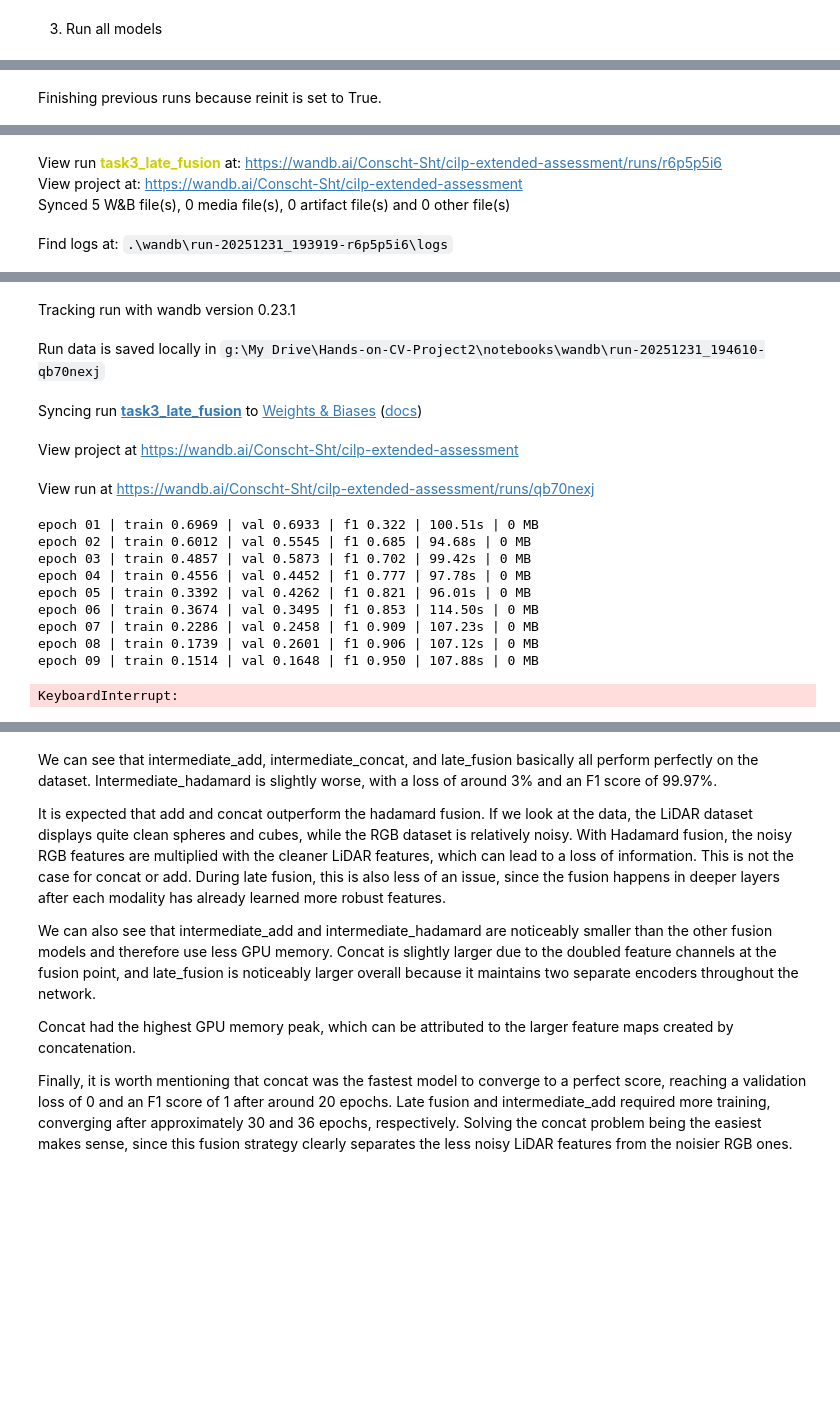
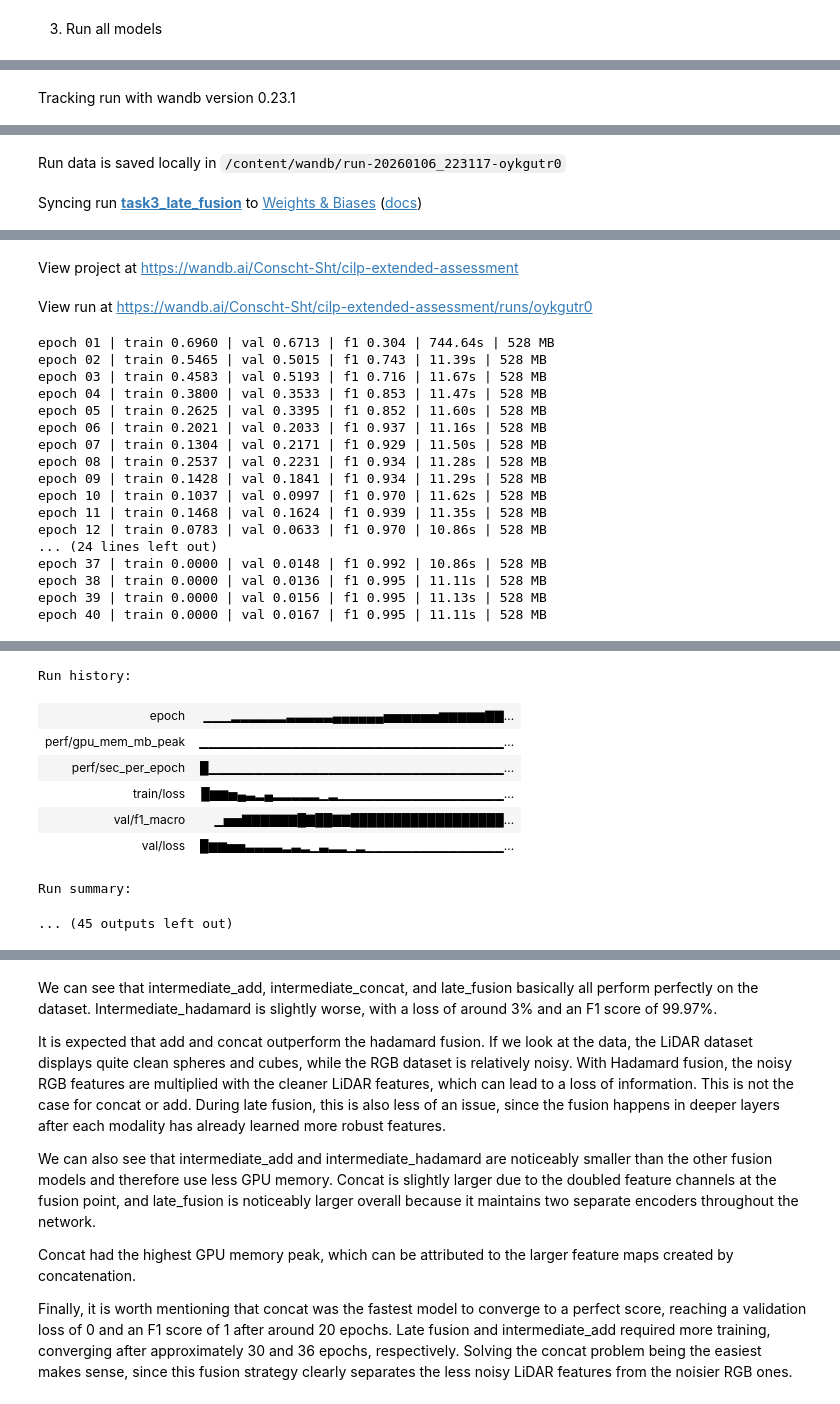
Before and after one commit to Conscht/CLIP-Multimodal-Learning, a Jupyter notebook: notebooks/02_fusion_comparison.ipynb, the cells around one changed output, grey strips where cells are left out. Drawn from its saved outputs; the diff is of its cells as text; code cells hidden in the pictures; blank space fills up the shorter version.

Commit message:
No code function change, simple rerun on colab instead of my local machine to get clean logs for submission

```diff
--- a/notebooks/02_fusion_comparison.ipynb
+++ b/notebooks/02_fusion_comparison.ipynb
@@ -14,8 +18,8 @@ True
 import sys
 from pathlib import Path
 
-project_root = Path.cwd().parent  # go from notebooks/ -> CLIP-Multimodal-Learning/
-sys.path.insert(0, str(project_root))
+project_root = Path.cwd()  # go from notebooks/ -> CLIP-Multimodal-Learning/
+sys.path.append(str(Path(".").resolve()))
 
 print("CWD:", Path.cwd())
 print("Using project root:", project_root)
@@ -26,7 +30,7 @@ from src.training import train_task3
 
 from src.datasets import AssessmentPairs, train_val_split, AssessmentTorchDataset, stratified_subsample, class_counts
 from torch.utils.data import DataLoader
-ROOT = Path(r"G:\My Drive\Hands-on-CV-Project2\assessment")
+ROOT = Path("/content/drive/MyDrive/Hands-on-CV-Project2/assessment")
 
 pairs = AssessmentPairs(ROOT).load_pairs()
 pairs_10 = stratified_subsample(pairs, frac=0.10, seed=42)
@@ -73,7 +82,7 @@ cwd: g:\My Drive\Hands-on-CV-Project2\notebooks
 import wandb
 
 device = "cuda" if torch.cuda.is_available() else "cpu"
-EPOCHS = 20
+EPOCHS = 40
 LR = 1e-3
 EMB = 200
 
@@ -156 +167 @@ for fusion in ["concat", "add", "hadamard"]:
-Finishing previous runs because reinit is set to True.
+Tracking run with wandb version 0.23.1
@@ -158,4 +168,2 @@ Finishing previous runs because reinit is set to True.
-View run task3_late_fusion at: https://wandb.ai/Conscht-Sht/cilp-extended-assessment/runs/r6p5p5i6
-View project at: https://wandb.ai/Conscht-Sht/cilp-extended-assessment
-Synced 5 W&B file(s), 0 media file(s), 0 artifact file(s) and 0 other file(s)
+Run data is saved locally in /content/wandb/run-20260106_223117-oykgutr0
-Find logs at: .\wandb\run-20251231_193919-r6p5p5i6\logs
+Syncing run task3_late_fusion to Weights & Biases (docs)
@@ -163,15 +170,19 @@ Find logs at: .\wandb\run-20251231_193919-r6p5p5i6\logs
-Tracking run with wandb version 0.23.1
+View project at https://wandb.ai/Conscht-Sht/cilp-extended-assessment
-Run data is saved locally in g:\My Drive\Hands-on-CV-Project2\notebooks\wandb\run-20251231_194610-qb70nexj
+View run at https://wandb.ai/Conscht-Sht/cilp-extended-assessment/runs/oykgutr0
-Syncing run task3_late_fusion to Weights & Biases (docs)
-View project at https://wandb.ai/Conscht-Sht/cilp-extended-assessment
-View run at https://wandb.ai/Conscht-Sht/cilp-extended-assessment/runs/qb70nexj
-epoch 01 | train 0.6969 | val 0.6933 | f1 0.322 | 100.51s | 0 MB
-epoch 02 | train 0.6012 | val 0.5545 | f1 0.685 | 94.68s | 0 MB
-epoch 03 | train 0.4857 | val 0.5873 | f1 0.702 | 99.42s | 0 MB
-epoch 04 | train 0.4556 | val 0.4452 | f1 0.777 | 97.78s | 0 MB
-epoch 05 | train 0.3392 | val 0.4262 | f1 0.821 | 96.01s | 0 MB
-epoch 06 | train 0.3674 | val 0.3495 | f1 0.853 | 114.50s | 0 MB
-epoch 07 | train 0.2286 | val 0.2458 | f1 0.909 | 107.23s | 0 MB
-epoch 08 | train 0.1739 | val 0.2601 | f1 0.906 | 107.12s | 0 MB
-epoch 09 | train 0.1514 | val 0.1648 | f1 0.950 | 107.88s | 0 MB
-KeyboardInterrupt:
+epoch 01 | train 0.6960 | val 0.6713 | f1 0.304 | 744.64s | 528 MB
+epoch 02 | train 0.5465 | val 0.5015 | f1 0.743 | 11.39s | 528 MB
+epoch 03 | train 0.4583 | val 0.5193 | f1 0.716 | 11.67s | 528 MB
+epoch 04 | train 0.3800 | val 0.3533 | f1 0.853 | 11.47s | 528 MB
+epoch 05 | train 0.2625 | val 0.3395 | f1 0.852 | 11.60s | 528 MB
+epoch 06 | train 0.2021 | val 0.2033 | f1 0.937 | 11.16s | 528 MB
+epoch 07 | train 0.1304 | val 0.2171 | f1 0.929 | 11.50s | 528 MB
+epoch 08 | train 0.2537 | val 0.2231 | f1 0.934 | 11.28s | 528 MB
+epoch 09 | train 0.1428 | val 0.1841 | f1 0.934 | 11.29s | 528 MB
+epoch 10 | train 0.1037 | val 0.0997 | f1 0.970 | 11.62s | 528 MB
+epoch 11 | train 0.1468 | val 0.1624 | f1 0.939 | 11.35s | 528 MB
+epoch 12 | train 0.0783 | val 0.0633 | f1 0.970 | 10.86s | 528 MB
+... (24 lines left out)
+epoch 37 | train 0.0000 | val 0.0148 | f1 0.992 | 10.86s | 528 MB
+epoch 38 | train 0.0000 | val 0.0136 | f1 0.995 | 11.11s | 528 MB
+epoch 39 | train 0.0000 | val 0.0156 | f1 0.995 | 11.13s | 528 MB
+epoch 40 | train 0.0000 | val 0.0167 | f1 0.995 | 11.11s | 528 MB
@@ -178,3 +190,12 @@ KeyboardInterrupt:
+Run history:
+| epoch | ▁▁▁▂▂▂▂▂▂▃▃▃▃▃▄▄▄▄▄▄▅▅▅▅▅▅▆▆▆▆▆▇▇... |
+| perf/gpu_mem_mb_peak | ▁▁▁▁▁▁▁▁▁▁▁▁▁▁▁▁▁▁▁▁▁▁▁▁▁▁▁▁▁▁▁▁▁... |
+| perf/sec_per_epoch | █▁▁▁▁▁▁▁▁▁▁▁▁▁▁▁▁▁▁▁▁▁▁▁▁▁▁▁▁▁▁▁▁... |
+| train/loss | █▆▆▅▄▃▂▄▂▂▂▂▂▁▂▁▁▁▁▁▁▁▁▁▁▁▁▁▁▁▁▁▁... |
+| val/f1_macro | ▁▅▅▇▇▇▇▇▇█▇██▇▇██████████████████... |
+| val/loss | █▆▆▅▅▃▃▃▃▂▃▂▁▃▂▂▁▂▁▁▁▁▁▁▁▁▁▁▁▁▁▁▁... |
+Run summary:
+... (45 outputs left out)
 # %%
 
 import pandas as pd
```
Also changed, not shown: parts of 6 cells of this notebook.
